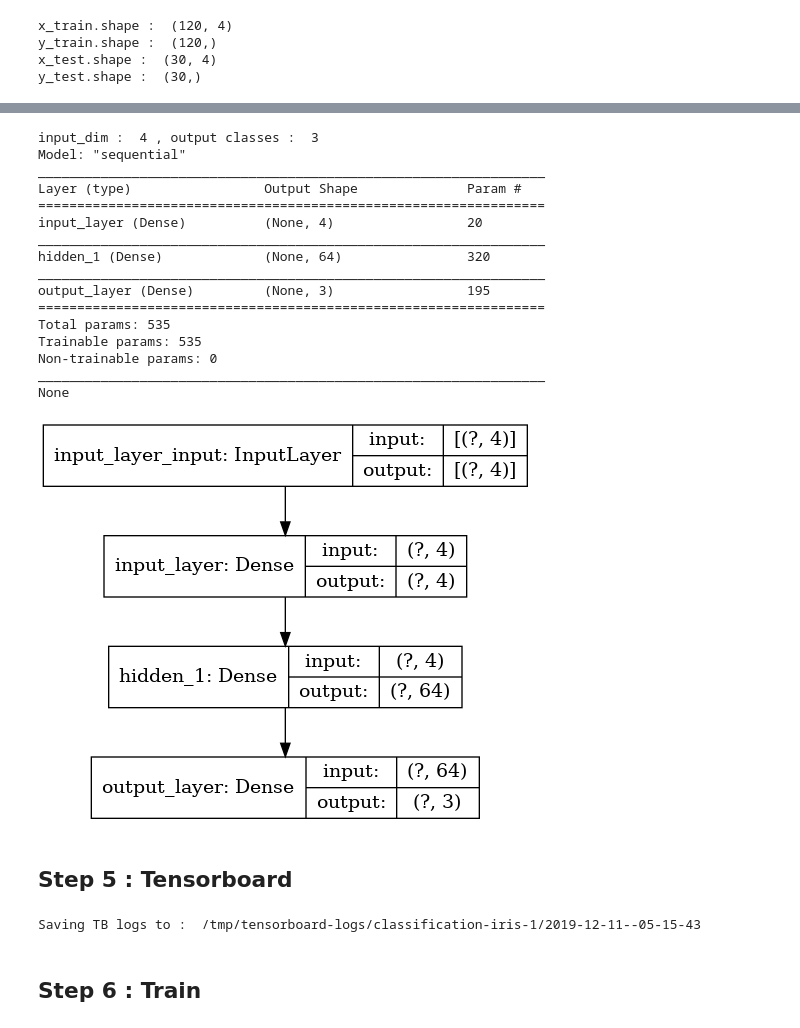
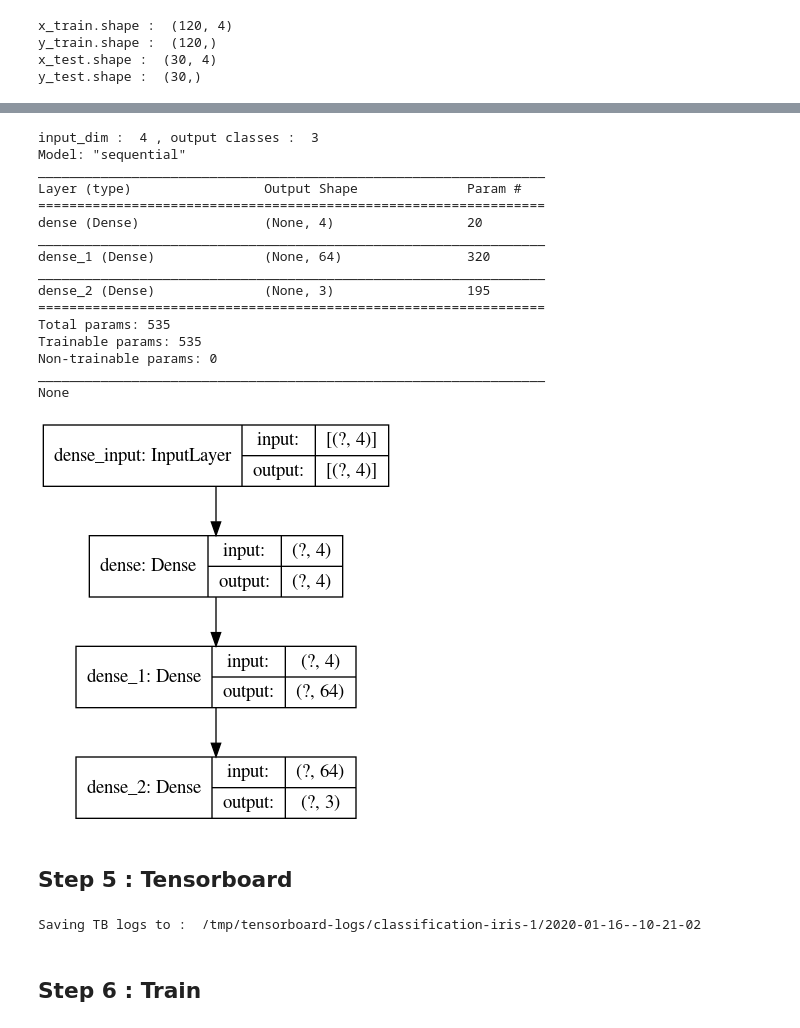
Before and after one commit to elephantscale/deep-learning-with-tensorflow-solutions, a Jupyter notebook: classifications/1-classification-iris.ipynb, the cells around one changed output, grey strips where cells are left out. Cells and saved outputs as stored; diff of their text form; code cells hidden in the pictures.

Commit message:
updated for running on COLAB [3]

```diff
--- a/classifications/1-classification-iris.ipynb
+++ b/classifications/1-classification-iris.ipynb
@@ -150,40 +150,40 @@ Since this is a classifier, here is how we are going to build the neural network
 # %%
 input_dim = len(input_columns)
 output_clases = 3
 print ("input_dim : ", input_dim, ", output classes : ", output_clases)
 
 model = tf.keras.Sequential([
-            tf.keras.layers.Dense(units=input_dim, activation=tf.nn.relu, input_dim=input_dim, name="input_layer"),
-            tf.keras.layers.Dense(units=64, activation=tf.nn.relu, name="hidden_1"),
-            tf.keras.layers.Dense(units=output_clases,  activation=tf.nn.softmax, name="output_layer")
+            tf.keras.layers.Dense(units=input_dim, activation=tf.nn.relu, input_dim=input_dim),
+            tf.keras.layers.Dense(units=64, activation=tf.nn.relu),
+            tf.keras.layers.Dense(units=output_clases,  activation=tf.nn.softmax)
             ])
 
 # loss = 'sparse_categorical_crossentropy'  or 'categorical_crossentropy'
 model.compile(loss='sparse_categorical_crossentropy',
                  optimizer=tf.keras.optimizers.Adam(), # or 'adam',
                  metrics=['accuracy'])
 
 print (model.summary())
 
 tf.keras.utils.plot_model(model, to_file='model.png', show_shapes=True)
 # %% [output]
 input_dim :  4 , output classes :  3
 Model: "sequential"
 _________________________________________________________________
 Layer (type)                 Output Shape              Param #
 =================================================================
-input_layer (Dense)          (None, 4)                 20
+dense (Dense)                (None, 4)                 20
 _________________________________________________________________
-hidden_1 (Dense)             (None, 64)                320
+dense_1 (Dense)              (None, 64)                320
 _________________________________________________________________
-output_layer (Dense)         (None, 3)                 195
+dense_2 (Dense)              (None, 3)                 195
 =================================================================
 Total params: 535
 Trainable params: 535
 Non-trainable params: 0
 _________________________________________________________________
 None
-[figure, old version]
+[figure, new version]
 # %% [markdown]
 ## Step 5 : Tensorboard
 # %%
@@ -200,8 +200,13 @@ tensorboard_logs_dir= os.path.join (tb_top_level_dir, app_name,
 print ("Saving TB logs to : " , tensorboard_logs_dir)
 
 tensorboard_callback = tf.keras.callbacks.TensorBoard(log_dir=tensorboard_logs_dir, histogram_freq=1)
+
+# Loading of tensorboard in Colab
+if RUNNING_IN_COLAB:
+    %load_ext tensorboard
+    %tensorboard --logdir $tb_top_level_dir
 # %% [output]
-Saving TB logs to :  /tmp/tensorboard-logs/classification-iris-1/2019-12-11--05-15-43
+Saving TB logs to :  /tmp/tensorboard-logs/classification-iris-1/2020-01-16--10-21-02
 # %% [markdown]
 ## Step 6 : Train
 # %%
```
Also changed, not shown: parts of 12 cells of this notebook, 1 other file.
